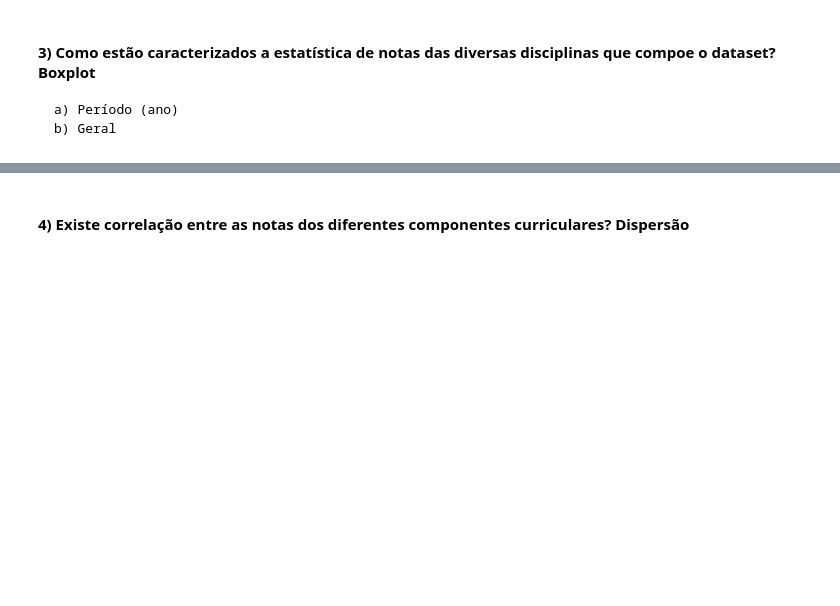
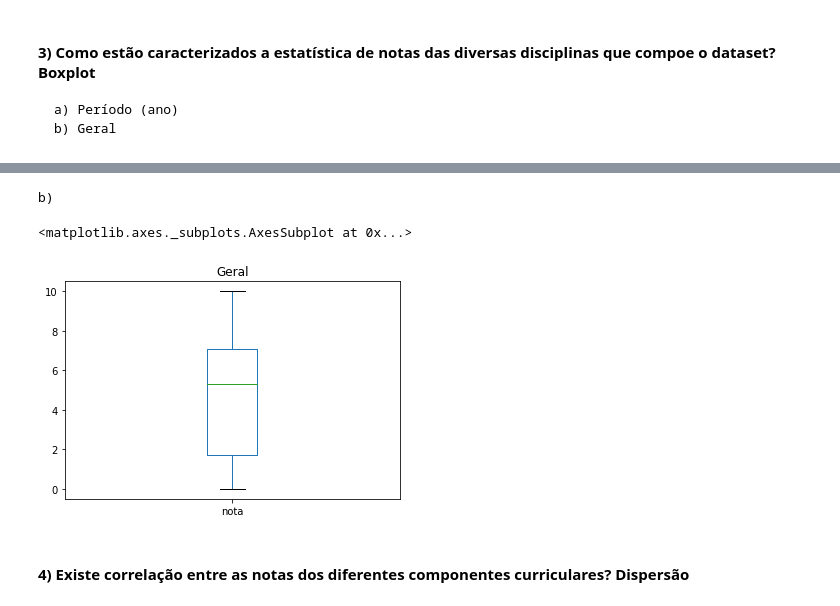
Before and after one commit to paulalps/IMD0033_Probabilidade, a Jupyter notebook: Atividades/Unidade 01/Unidade 01 - Projeto 01.ipynb, the cells around one changed output, grey strips where cells are left out. Cells and saved outputs as stored; diff of their text form; code cells hidden in the pictures; blank space fills up the shorter version.

```diff
--- a/Atividades/Unidade 01/Unidade 01 - Projeto 01.ipynb
+++ b/Atividades/Unidade 01/Unidade 01 - Projeto 01.ipynb
@@ -99,3 +100,10 @@ for i in dados['ano_disciplina'].unique(): # fazendo um dataframe pra cada disci
+# %%
+print('b)')
+dados.plot(kind='box',y='nota',x='disciplina_ID',title='Geral')
+# %% [output]
+b)
+<matplotlib.axes._subplots.AxesSubplot at 0x...>
+[figure, added]
 # %% [markdown]
 #### 4) Existe correlação entre as notas dos diferentes componentes curriculares? Dispersão
 # %%
```
Also changed, not shown: parts of 2 cells of this notebook.
